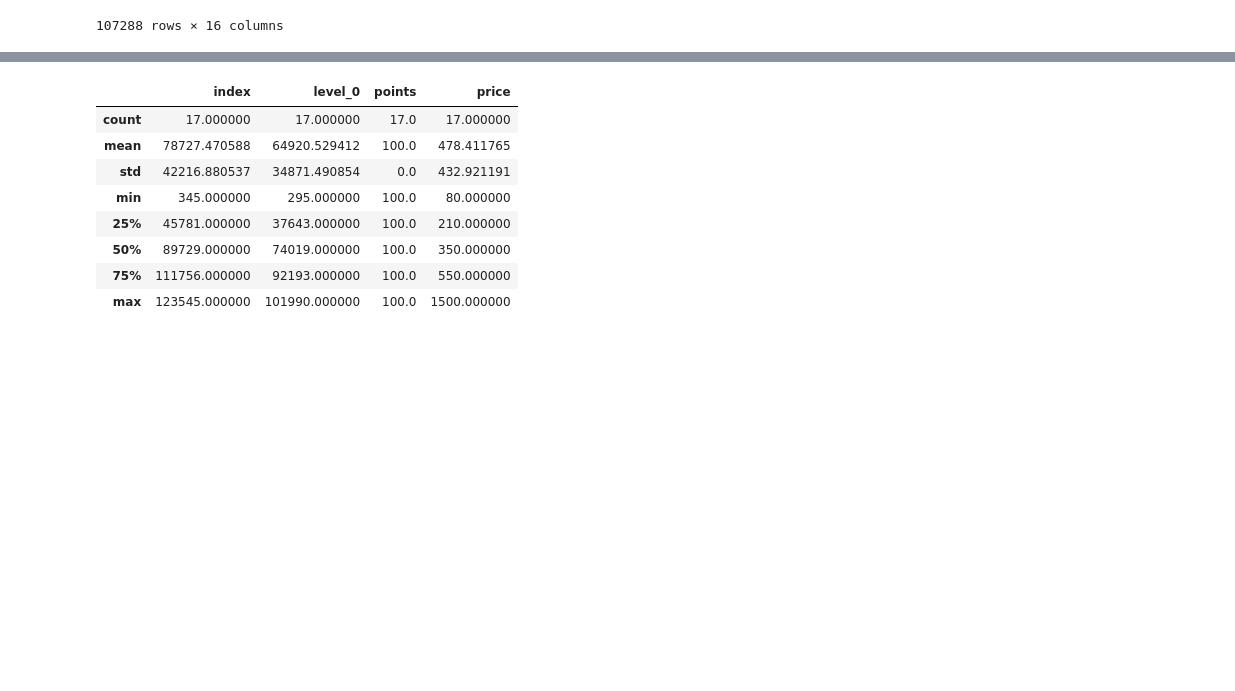
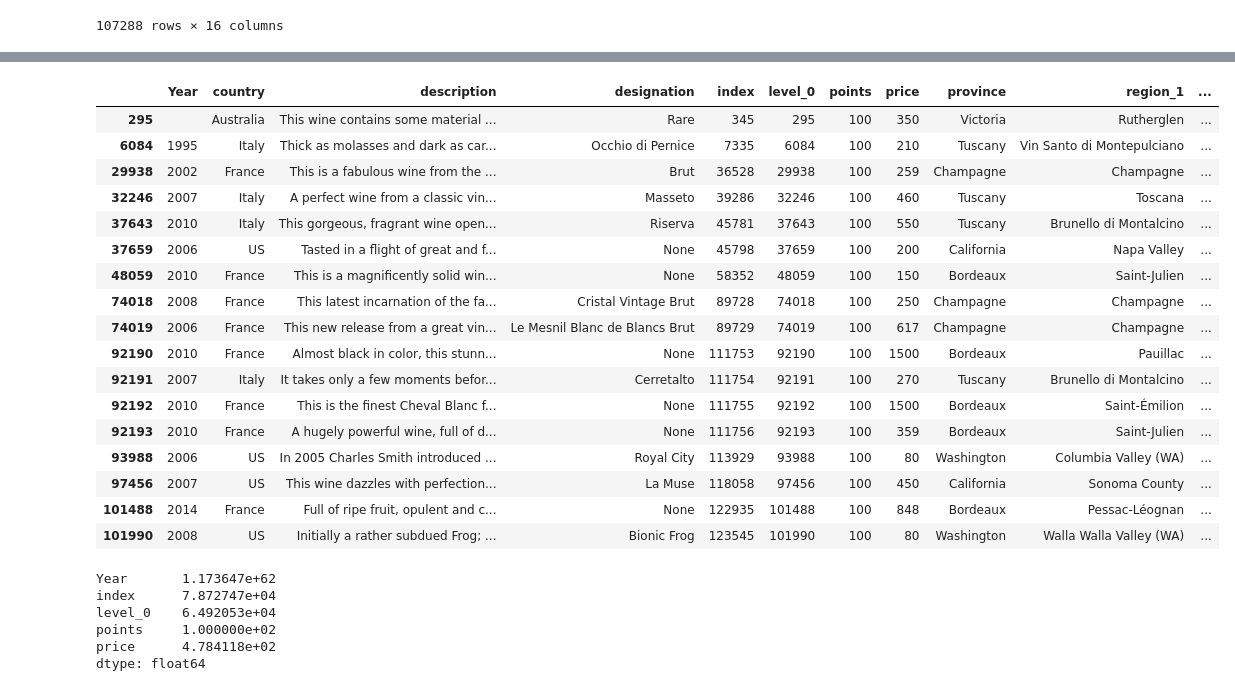
Before and after one commit to marieo31/Project_wine2, a Jupyter notebook: python/outliers_region_selection.ipynb, the cells around one changed output, grey strips where cells are left out. Saved outputs shown, nothing was run; the diff lists cells and outputs as text; code cells hidden in the pictures; blank space fills up the shorter version.

```diff
--- a/python/outliers_region_selection.ipynb
+++ b/python/outliers_region_selection.ipynb
@@ -1,10 +1,10 @@
 # %%
 import pandas as pd
 # %%
-filepath =  r"Resources_clean/winemag_full.json"
+filepath =  r"../Resources_cleaned/winemag_full.json"
 
 df = pd.read_json(filepath)
-df
+df.head()
 # %% [output]
 |  | Year | country | description | designation | index | level_0 | points | price | province | region_1 | ... |
 | 0 | 2013 | US | Tart and snappy, the flavors of l... | None | 2 | 0 | 87 | 14 | Oregon | Willamette Valley | ... |
@@ -80,12 +94,30 @@ df.sort_values(['points'], ascending=False)
 # %%
-df.loc[df["points"]==100].describe()
+df.loc[df["points"]==100]
 # %% [output]
-|  | index | level_0 | points | price |
-| count | 17.000000 | 17.000000 | 17.0 | 17.000000 |
-| mean | 78727.470588 | 64920.529412 | 100.0 | 478.411765 |
-| std | 42216.880537 | 34871.490854 | 0.0 | 432.921191 |
-| min | 345.000000 | 295.000000 | 100.0 | 80.000000 |
-| 25% | 45781.000000 | 37643.000000 | 100.0 | 210.000000 |
-| 50% | 89729.000000 | 74019.000000 | 100.0 | 350.000000 |
-| 75% | 111756.000000 | 92193.000000 | 100.0 | 550.000000 |
-| max | 123545.000000 | 101990.000000 | 100.0 | 1500.000000 |
+|  | Year | country | description | designation | index | level_0 | points | price | province | region_1 | ... |
+| 295 |  | Australia | This wine contains some material ... | Rare | 345 | 295 | 100 | 350 | Victoria | Rutherglen | ... |
+| 6084 | 1995 | Italy | Thick as molasses and dark as car... | Occhio di Pernice | 7335 | 6084 | 100 | 210 | Tuscany | Vin Santo di Montepulciano | ... |
+| 29938 | 2002 | France | This is a fabulous wine from the ... | Brut | 36528 | 29938 | 100 | 259 | Champagne | Champagne | ... |
+| 32246 | 2007 | Italy | A perfect wine from a classic vin... | Masseto | 39286 | 32246 | 100 | 460 | Tuscany | Toscana | ... |
+| 37643 | 2010 | Italy | This gorgeous, fragrant wine open... | Riserva | 45781 | 37643 | 100 | 550 | Tuscany | Brunello di Montalcino | ... |
+| 37659 | 2006 | US | Tasted in a flight of great and f... | None | 45798 | 37659 | 100 | 200 | California | Napa Valley | ... |
+| 48059 | 2010 | France | This is a magnificently solid win... | None | 58352 | 48059 | 100 | 150 | Bordeaux | Saint-Julien | ... |
+| 74018 | 2008 | France | This latest incarnation of the fa... | Cristal Vintage Brut | 89728 | 74018 | 100 | 250 | Champagne | Champagne | ... |
+| 74019 | 2006 | France | This new release from a great vin... | Le Mesnil Blanc de Blancs Brut | 89729 | 74019 | 100 | 617 | Champagne | Champagne | ... |
+| 92190 | 2010 | France | Almost black in color, this stunn... | None | 111753 | 92190 | 100 | 1500 | Bordeaux | Pauillac | ... |
+| 92191 | 2007 | Italy | It takes only a few moments befor... | Cerretalto | 111754 | 92191 | 100 | 270 | Tuscany | Brunello di Montalcino | ... |
+| 92192 | 2010 | France | This is the finest Cheval Blanc f... | None | 111755 | 92192 | 100 | 1500 | Bordeaux | Saint-Émilion | ... |
+| 92193 | 2010 | France | A hugely powerful wine, full of d... | None | 111756 | 92193 | 100 | 359 | Bordeaux | Saint-Julien | ... |
+| 93988 | 2006 | US | In 2005 Charles Smith introduced ... | Royal City | 113929 | 93988 | 100 | 80 | Washington | Columbia Valley (WA) | ... |
+| 97456 | 2007 | US | This wine dazzles with perfection... | La Muse | 118058 | 97456 | 100 | 450 | California | Sonoma County | ... |
+| 101488 | 2014 | France | Full of ripe fruit, opulent and c... | None | 122935 | 101488 | 100 | 848 | Bordeaux | Pessac-Léognan | ... |
+| 101990 | 2008 | US | Initially a rather subdued Frog; ... | Bionic Frog | 123545 | 101990 | 100 | 80 | Washington | Walla Walla Valley (WA) | ... |
+# %%
+df.loc[df["points"]==100].mean()
+# %% [output]
+Year       1.173647e+62
+index      7.872747e+04
+level_0    6.492053e+04
+points     1.000000e+02
+price      4.784118e+02
+dtype: float64
```
Also changed, not shown: parts of 3 cells of this notebook.
